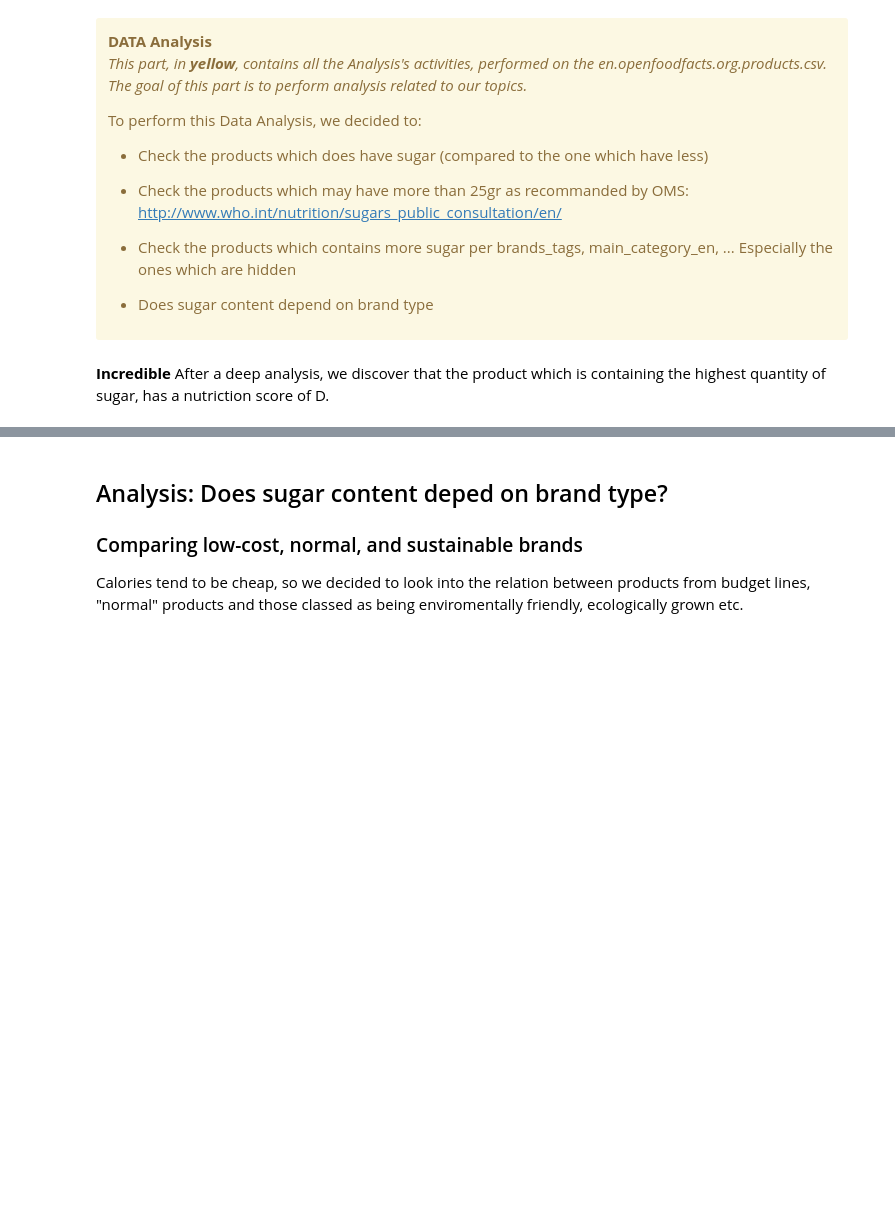
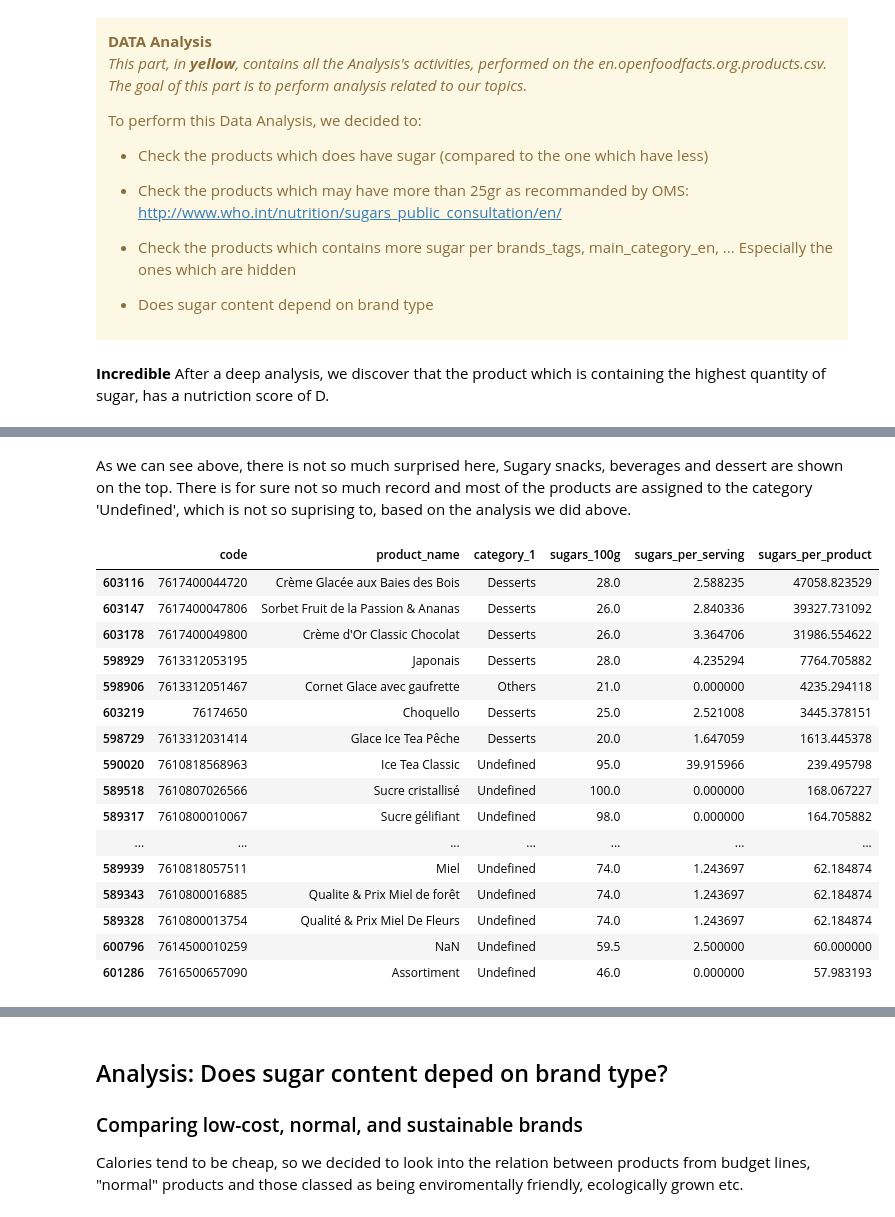
Before and after one commit to esamosenok/ADA_Project_2018, a Jupyter notebook: openfoodfacts_milestone2.ipynb, the cells around one changed output, grey strips where cells are left out. Drawn from its saved outputs; the diff is of its cells as text; code cells hidden in the pictures; blank space fills up the shorter version.

Commit message:
Update comment & Analysis >25gr

```diff
--- a/openfoodfacts_milestone2.ipynb
+++ b/openfoodfacts_milestone2.ipynb
@@ -1495,0 +1517,5 @@ df_result
+# %%
+columns = ['code','product_name', 'category_1', 'sugars_100g', 'sugars_per_serving', 'sugars_per_product']
+df_result25gr = df_food_clean_ch.query('sugars_per_product > 25')[columns]
+
+print(df_result25gr.groupby('category_1')['code'].count().sort_values(ascending=False).head(20))
@@ -1495,0 +1533,23 @@ df_result
+# %% [markdown]
+As we can see above, there is not so much surprised here, Sugary snacks, beverages and dessert are shown on the top.
+There is for sure not so much record and most of the products are assigned to the category 'Undefined', which is not so suprising to, based on the analysis we did above.
+# %%
+df_result25gr.sort_values(by='sugars_per_product',ascending=False).head(50)
+# %% [output]
+|  | code | product_name | category_1 | sugars_100g | sugars_per_serving | sugars_per_product |
+| 603116 | 7617400044720 | Crème Glacée aux Baies des Bois | Desserts | 28.0 | 2.588235 | 47058.823529 |
+| 603147 | 7617400047806 | Sorbet Fruit de la Passion & Ananas | Desserts | 26.0 | 2.840336 | 39327.731092 |
+| 603178 | 7617400049800 | Crème d'Or Classic Chocolat | Desserts | 26.0 | 3.364706 | 31986.554622 |
+| 598929 | 7613312053195 | Japonais | Desserts | 28.0 | 4.235294 | 7764.705882 |
+| 598906 | 7613312051467 | Cornet Glace avec gaufrette | Others | 21.0 | 0.000000 | 4235.294118 |
+| 603219 | 76174650 | Choquello | Desserts | 25.0 | 2.521008 | 3445.378151 |
+| 598729 | 7613312031414 | Glace Ice Tea Pêche | Desserts | 20.0 | 1.647059 | 1613.445378 |
+| 590020 | 7610818568963 | Ice Tea Classic | Undefined | 95.0 | 39.915966 | 239.495798 |
+| 589518 | 7610807026566 | Sucre cristallisé | Undefined | 100.0 | 0.000000 | 168.067227 |
+| 589317 | 7610800010067 | Sucre gélifiant | Undefined | 98.0 | 0.000000 | 164.705882 |
+| ... | ... | ... | ... | ... | ... | ... |
+| 589939 | 7610818057511 | Miel | Undefined | 74.0 | 1.243697 | 62.184874 |
+| 589343 | 7610800016885 | Qualite & Prix Miel de forêt | Undefined | 74.0 | 1.243697 | 62.184874 |
+| 589328 | 7610800013754 | Qualité & Prix Miel De Fleurs | Undefined | 74.0 | 1.243697 | 62.184874 |
+| 600796 | 7614500010259 | NaN | Undefined | 59.5 | 2.500000 | 60.000000 |
+| 601286 | 7616500657090 | Assortiment | Undefined | 46.0 | 0.000000 | 57.983193 |
```
Also changed, not shown: parts of 18 cells of this notebook.
